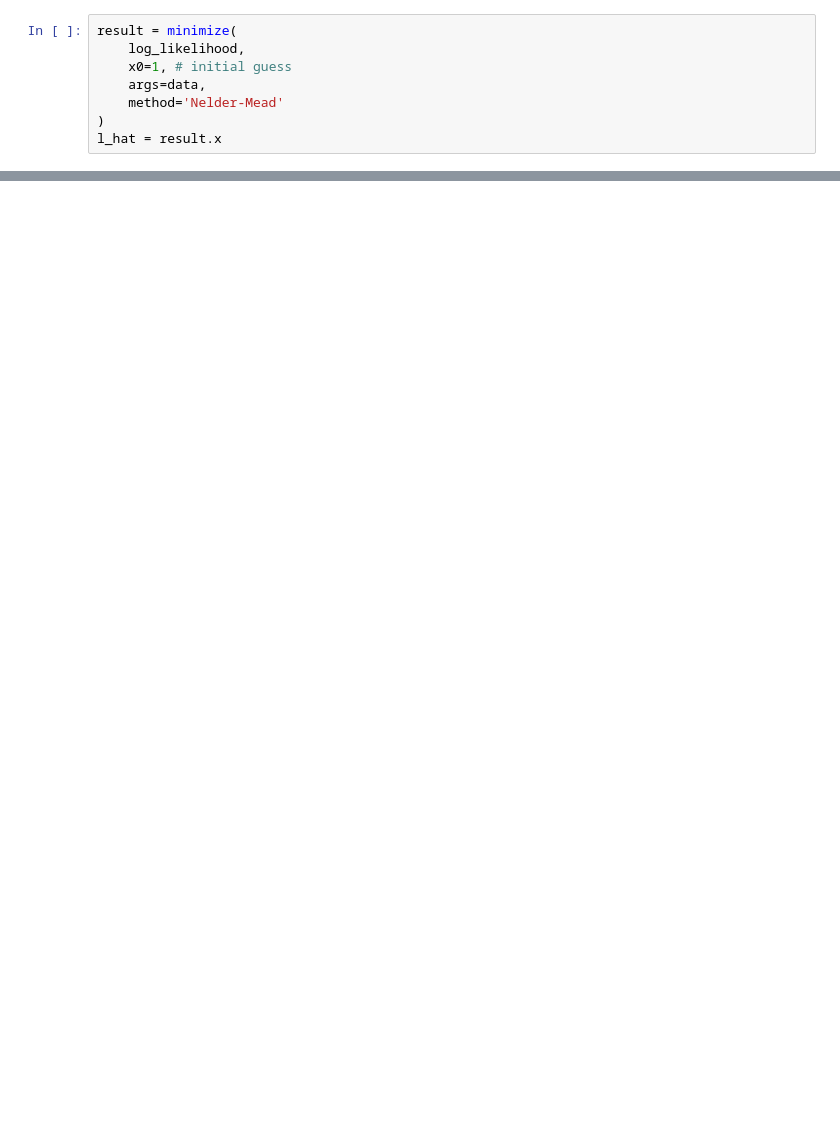
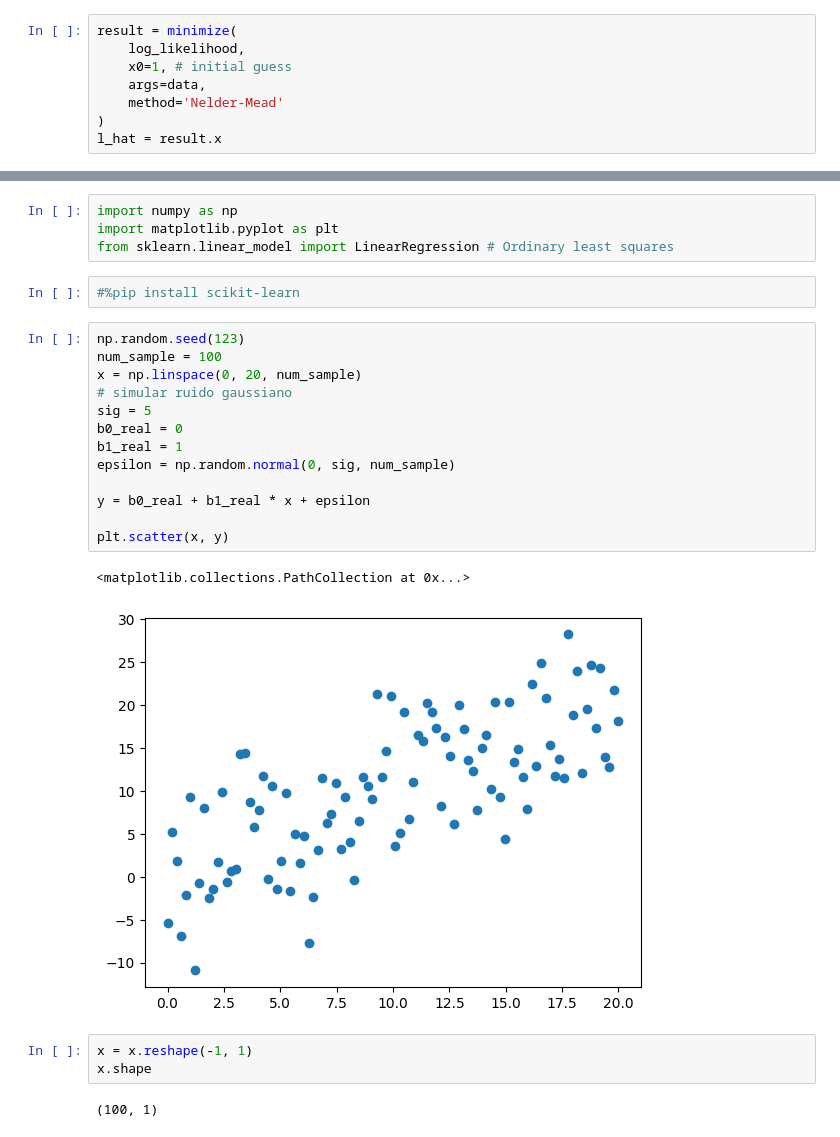
Before and after one commit to jealcalat/AEM-ITESO, a Jupyter notebook: tema3.ipynb, the cells around one changed output, grey strips where cells are left out. Saved outputs shown, nothing was run; the diff lists cells and outputs as text; blank space fills up the shorter version.

```diff
--- a/tema3.ipynb
+++ b/tema3.ipynb
@@ -108,0 +109,27 @@ plt.axvline(l_hat, color='red')
+# %%
+import numpy as np
+import matplotlib.pyplot as plt
+from sklearn.linear_model import LinearRegression # Ordinary least squares
+# %%
+#%pip install scikit-learn
+# %%
+np.random.seed(123)
+num_sample = 100
+x = np.linspace(0, 20, num_sample)
+# simular ruido gaussiano
+sig = 5
+b0_real = 0
+b1_real = 1
+epsilon = np.random.normal(0, sig, num_sample)
+
+y = b0_real + b1_real * x + epsilon
+
+plt.scatter(x, y)
+# %% [output]
+<matplotlib.collections.PathCollection at 0x...>
+[figure, added]
+# %%
+x = x.reshape(-1, 1)
+x.shape
+# %% [output]
+(100, 1)
```
Also changed, not shown: parts of 23 cells of this notebook, 3 other files.
